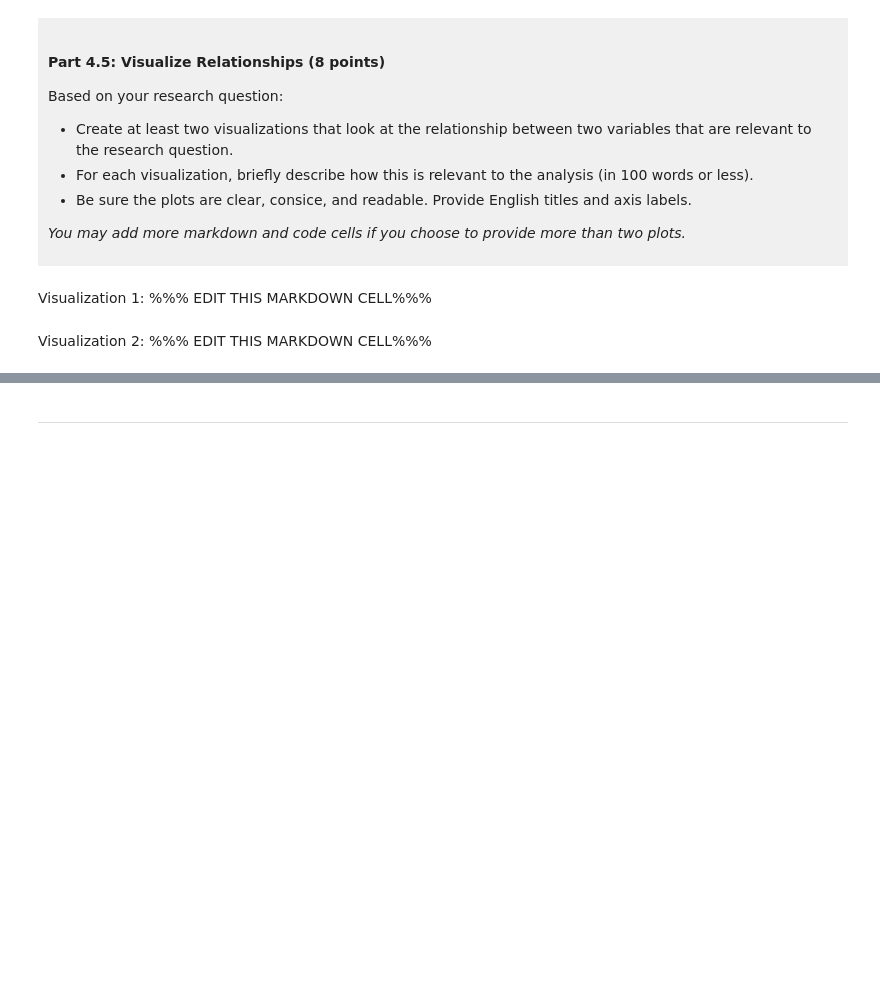
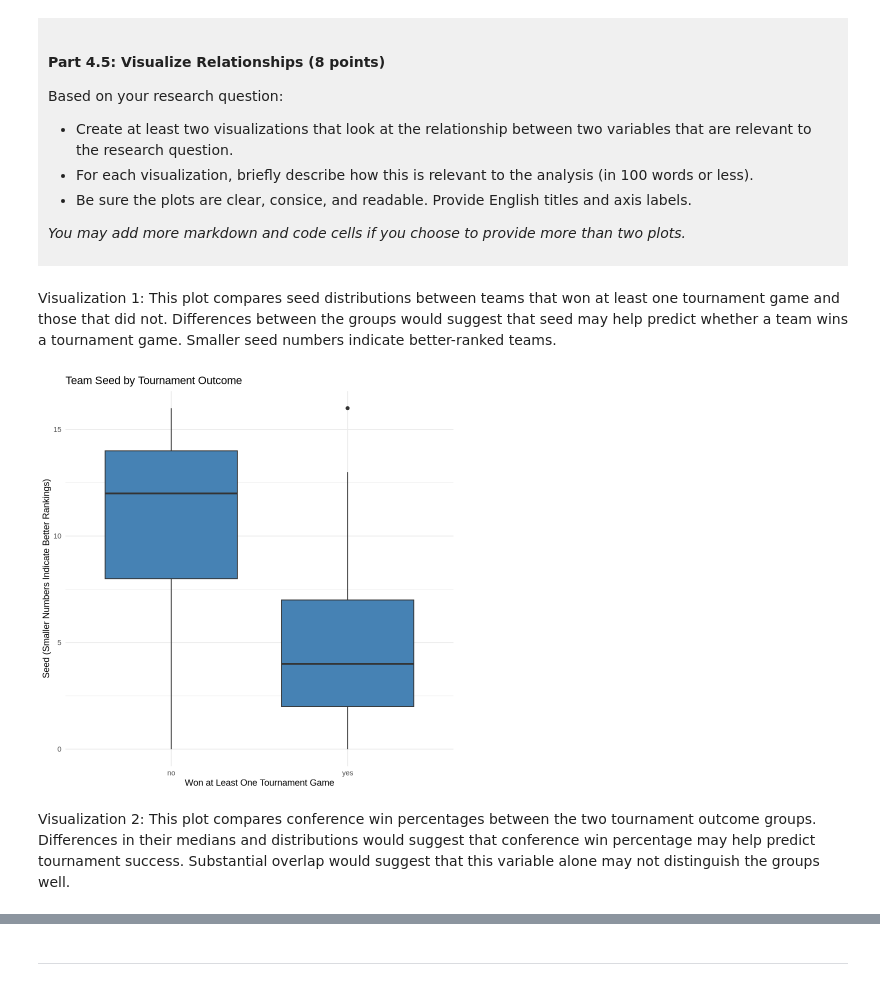
Before and after one commit to lierple/dsci-100-project-lier-peng, a Jupyter notebook: dsci-100-project-notebook.ipynb, the cells around one changed output, grey strips where cells are left out. Drawn from its saved outputs; the diff is of its cells as text; code cells hidden in the pictures; blank space fills up the shorter version.

```diff
--- a/dsci-100-project-notebook.ipynb
+++ b/dsci-100-project-notebook.ipynb
@@ -317,9 +369,16 @@ Based on your research question:
 *You may add more markdown and code cells if you choose to provide more than two plots.*
 </div>
 # %% [markdown]
-Visualization 1: %%% EDIT THIS MARKDOWN CELL%%%
+Visualization 1: This plot compares seed distributions between teams that won at least one tournament game and those that did not. Differences between the groups would suggest that seed may help predict whether a team wins a tournament game. Smaller seed numbers indicate better-ranked teams.
 # %%
-### EDIT THIS CODE CELL FOR VISUALIZATION 1###
+ggplot(basketball_tidy, aes(x = won_game, y = seed)) +
+  geom_boxplot(fill = "steelblue") +
+  labs(title = "Team Seed by Tournament Outcome",
+       x = "Won at Least One Tournament Game",
+       y = "Seed (Smaller Numbers Indicate Better Rankings)") +
+  theme_minimal()
+# %% [output]
+[figure, added]
 # %% [markdown]
-Visualization 2: %%% EDIT THIS MARKDOWN CELL%%%
+Visualization 2: This plot compares conference win percentages between the two tournament outcome groups. Differences in their medians and distributions would suggest that conference win percentage may help predict tournament success. Substantial overlap would suggest that this variable alone may not distinguish the groups well.
 # %%
```
Also changed, not shown: parts of 7 cells of this notebook.
